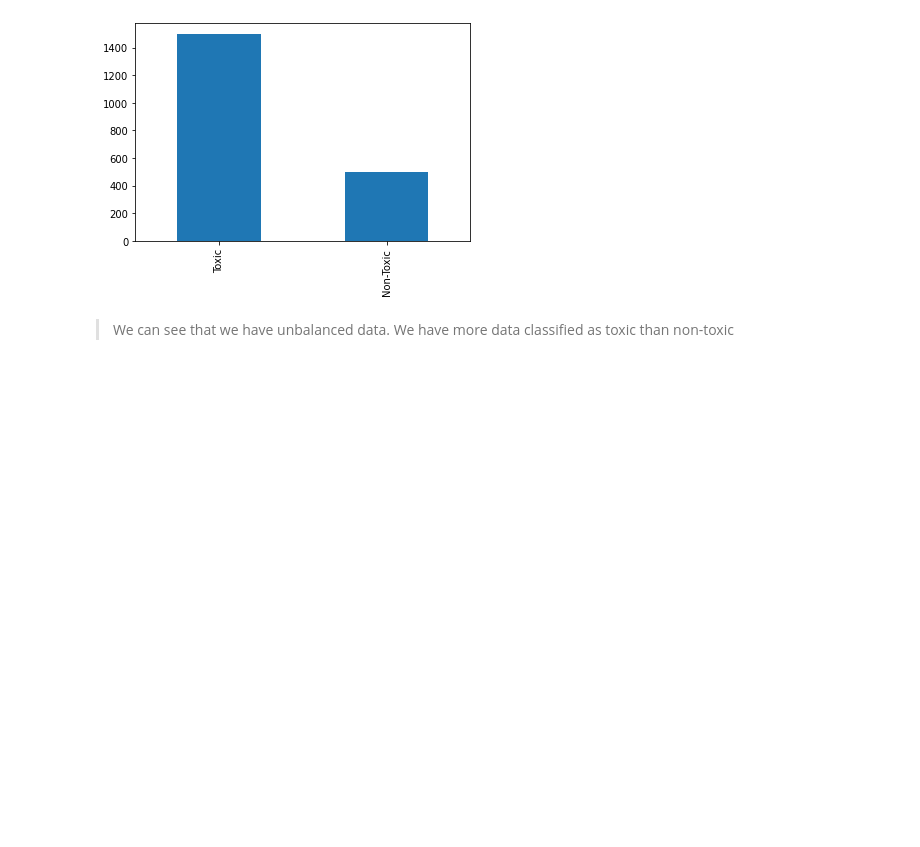
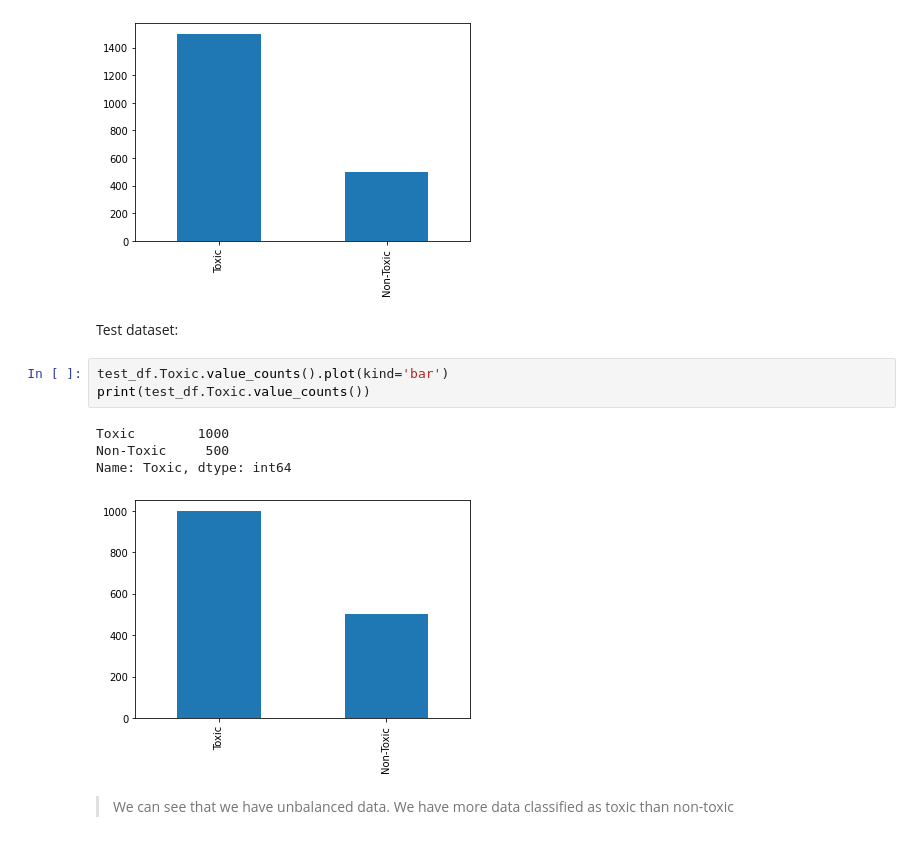
Before and after one commit to RichardeLira/Python-IA-Dell-Lead-, a Jupyter notebook: Final/AF.ipynb, the cells around one changed output. Cells and saved outputs as stored; diff of their text form; blank space fills up the shorter version.

```diff
--- a/Final/AF.ipynb
+++ b/Final/AF.ipynb
@@ -69,6 +103,16 @@ Toxic        1500
 Non-Toxic     500
 Name: Toxic, dtype: int64
 [figure]
+# %% [markdown]
+Test dataset:
+# %%
+test_df.Toxic.value_counts().plot(kind='bar')
+print(test_df.Toxic.value_counts())
+# %% [output]
+Toxic        1000
+Non-Toxic     500
+Name: Toxic, dtype: int64
+[figure, added]
 # %% [markdown]
 > We can see that we have unbalanced data. We have more data classified as toxic than non-toxic
 # %% [markdown]
```
Also changed, not shown: parts of 27 cells of this notebook, 2 other files.
